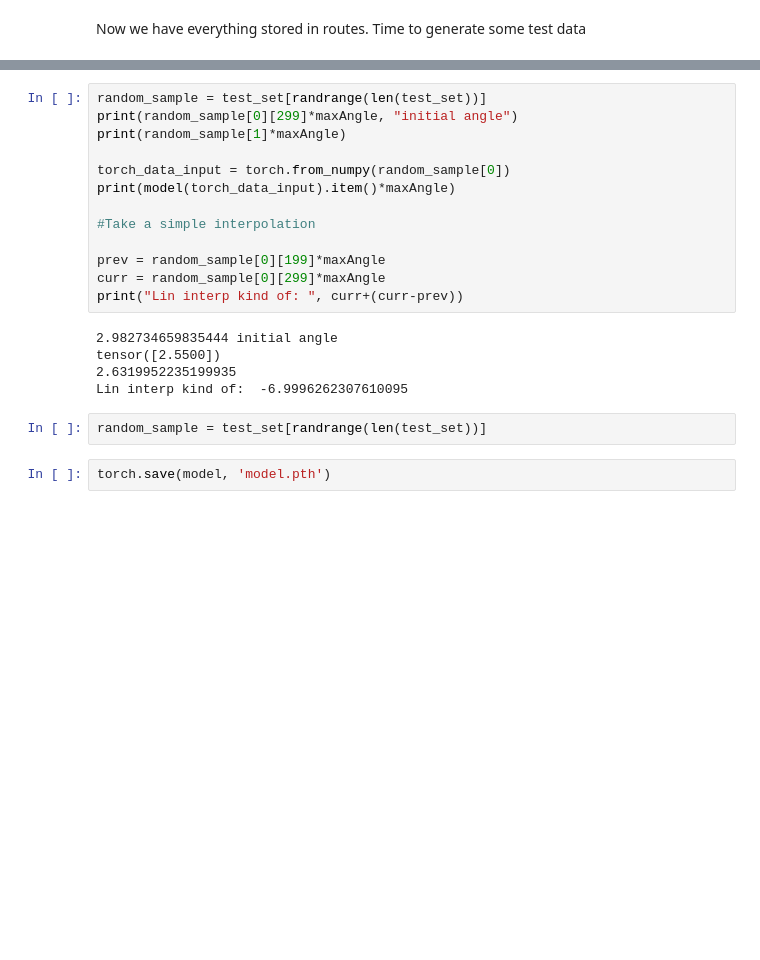
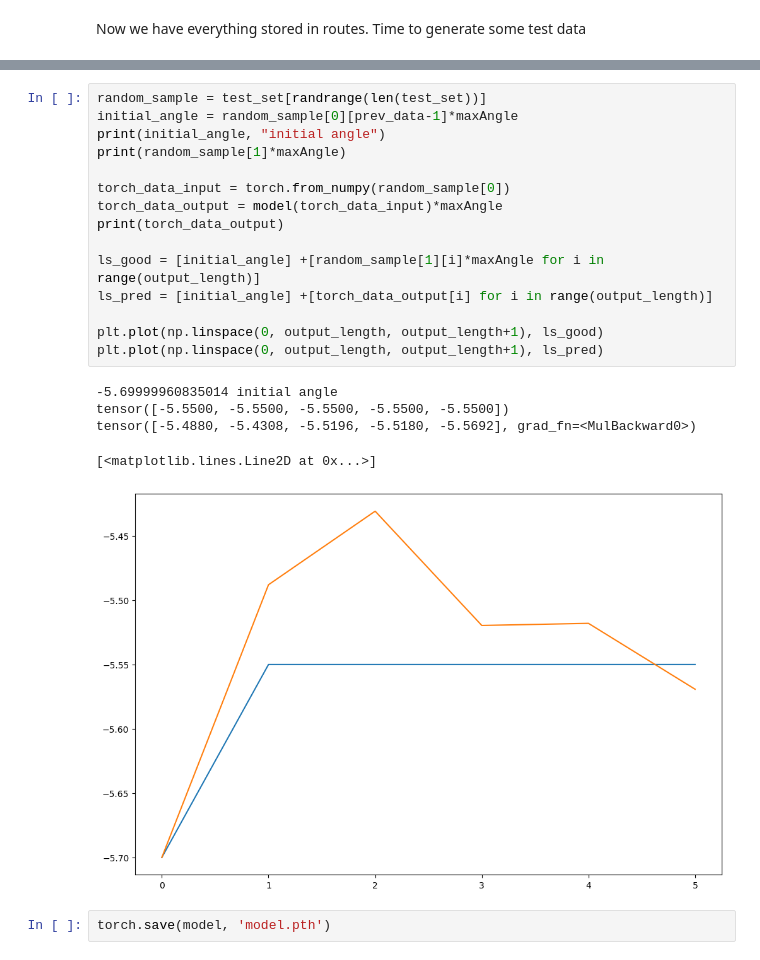
Before and after one commit to GregorKikelj/ml-controls, a Jupyter notebook: 04.02IMU.ipynb, the cells around one changed output, grey strips where cells are left out. Saved outputs shown, nothing was run; the diff lists cells and outputs as text; blank space fills up the shorter version.

```diff
--- a/04.02IMU.ipynb
+++ b/04.02IMU.ipynb
@@ -320,23 +314,24 @@ Test  loss: 0.04412420029252031
 # %%
 random_sample = test_set[randrange(len(test_set))]
-print(random_sample[0][299]*maxAngle, "initial angle")
+initial_angle = random_sample[0][prev_data-1]*maxAngle
+print(initial_angle, "initial angle")
 print(random_sample[1]*maxAngle)
 
 torch_data_input = torch.from_numpy(random_sample[0])
-print(model(torch_data_input).item()*maxAngle)
+torch_data_output = model(torch_data_input)*maxAngle
+print(torch_data_output)
 
-#Take a simple interpolation
+ls_good = [initial_angle] +[random_sample[1][i]*maxAngle for i in range(output_length)]
+ls_pred = [initial_angle] +[torch_data_output[i] for i in range(output_length)]
 
-prev = random_sample[0][199]*maxAngle
-curr = random_sample[0][299]*maxAngle
-print("Lin interp kind of: ", curr+(curr-prev))
+plt.plot(np.linspace(0, output_length, output_length+1), ls_good)
+plt.plot(np.linspace(0, output_length, output_length+1), ls_pred)
 # %% [output]
-2.982734659835444 initial angle
-tensor([2.5500])
-2.6319952235199935
-Lin interp kind of:  -6.9996262307610095
+-5.69999960835014 initial angle
+tensor([-5.5500, -5.5500, -5.5500, -5.5500, -5.5500])
+tensor([-5.4880, -5.4308, -5.5196, -5.5180, -5.5692], grad_fn=<MulBackward0>)
+[<matplotlib.lines.Line2D at 0x...>]
+[figure, added]
-# %%
-random_sample = test_set[randrange(len(test_set))]
 # %%
 torch.save(model, 'model.pth')
 # %%
```
Also changed, not shown: parts of 8 cells of this notebook, 4 other files.
